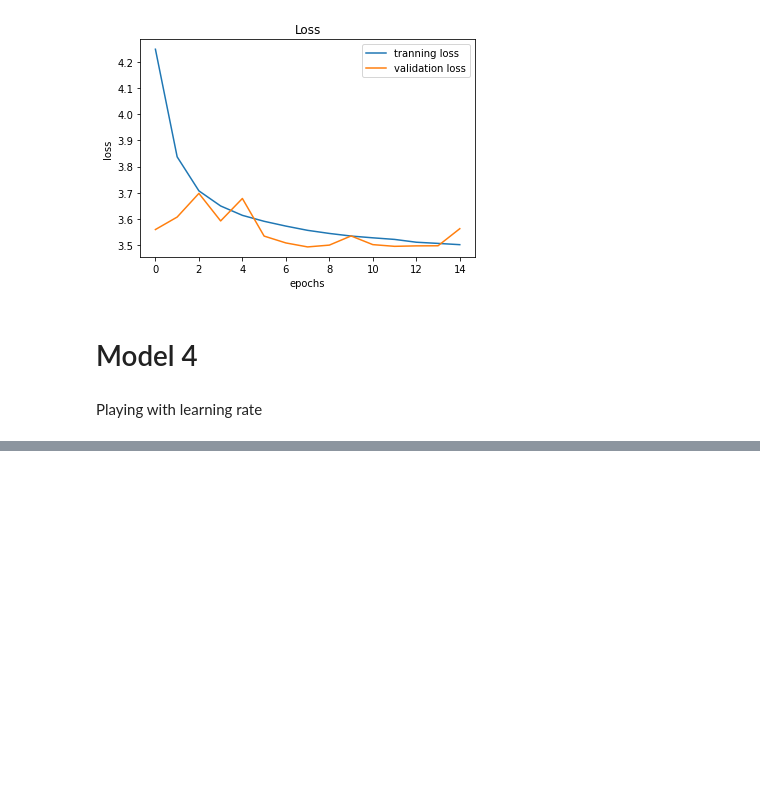
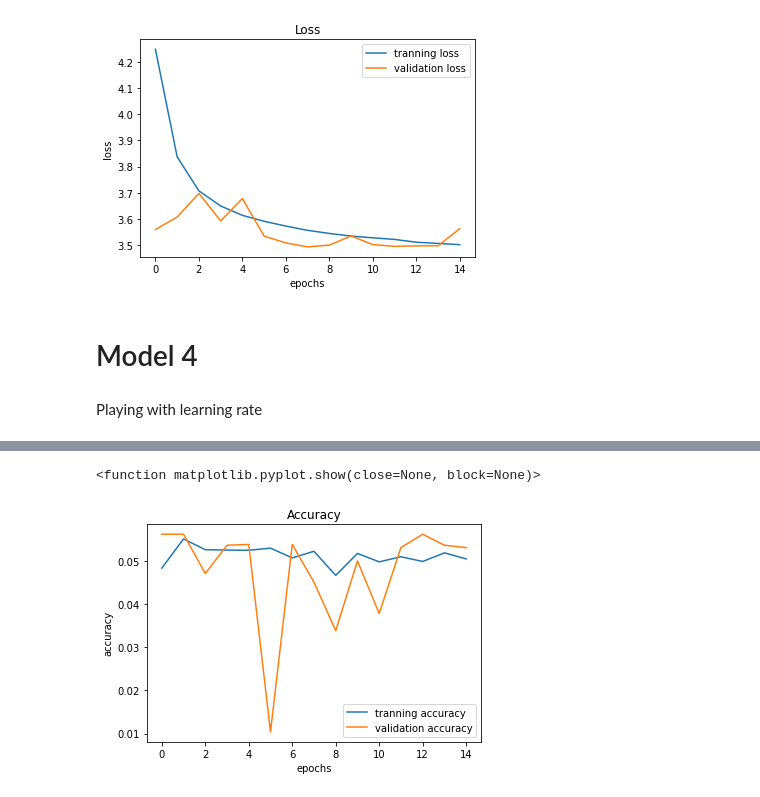
Before and after one commit to AzeglioZHAW/ProjectKI, a Jupyter notebook: Second.ipynb, the cells around one changed output, grey strips where cells are left out. Saved outputs shown, nothing was run; the diff lists cells and outputs as text; code cells hidden in the pictures; blank space fills up the shorter version.

```diff
--- a/Second.ipynb
+++ b/Second.ipynb
@@ -385,0 +414,9 @@ Playing with learning rate
+# %%
+#epoch
+lr = 0.01
+epochs = 15
+
+opt = Adam(learning_rate=lr)
+model4.compile(loss='categorical_crossentropy', optimizer=opt, metrics=['accuracy'])
+# %%
+history4 = model4.fit(X_train, y_train, epochs=15, validation_split=0.2)
@@ -385,0 +441,13 @@ Playing with learning rate
+# %%
+#accuracy
+plt.figure(0)
+plt.plot(history4.history['accuracy'],label='tranning accuracy')
+plt.plot(history4.history['val_accuracy'],label='validation accuracy')
+plt.title('Accuracy')
+plt.xlabel('epochs')
+plt.ylabel('accuracy')
+plt.legend()
+plt.show
+# %% [output]
+<function matplotlib.pyplot.show(close=None, block=None)>
+[figure, added]
```
Also changed, not shown: parts of 14 cells of this notebook, 4 other files.
